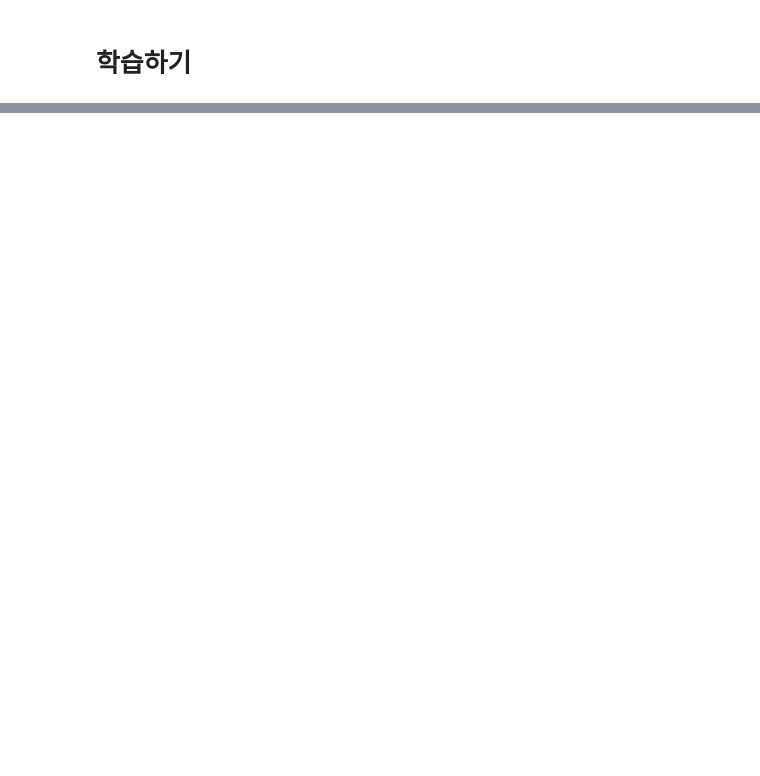
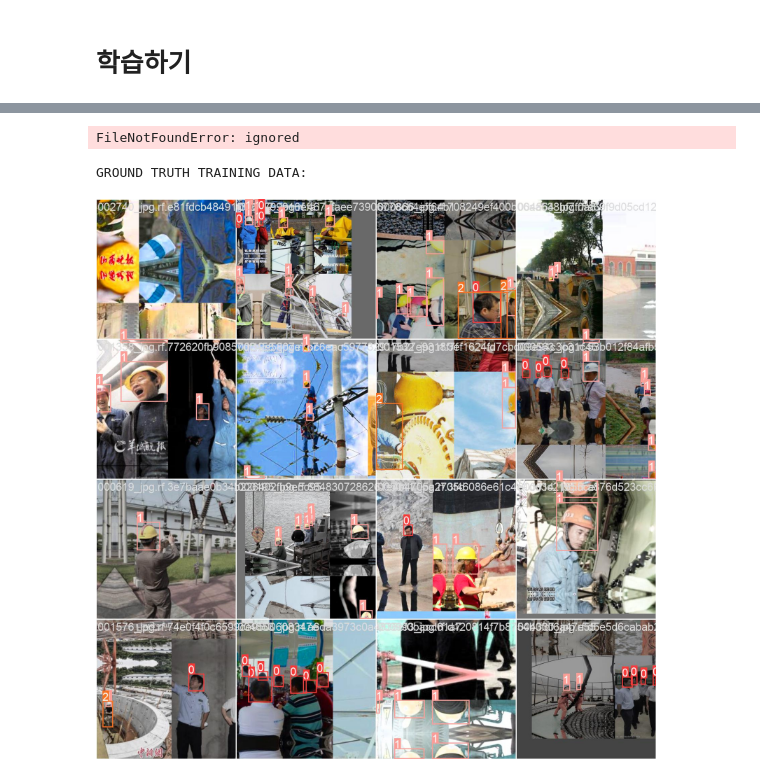
Before and after one commit to choi-aerim/Study_DL, a Jupyter notebook: 0219_ yolov5.ipynb, the cells around one changed output, grey strips where cells are left out. Cells and saved outputs as stored; diff of their text form; code cells hidden in the pictures; blank space fills up the shorter version.

```diff
--- a/0219_ yolov5.ipynb
+++ b/0219_ yolov5.ipynb
@@ -242,0 +264,15 @@ To enable them in other operations, rebuild TensorFlow with the appropriate comp
+# %%
+from IPython.display import Image
+from utils.plots import plot_results
+
+Image(filename='./runs/train/hat_yolov5s_results10/results.png', width=1000)
+# %% [output]
+FileNotFoundError: ignored
+# %%
+# 정답으로 예측하길 바라는 data
+print("GROUND TRUTH TRAINING DATA:")
+
+Image(filename='./runs/train/hat_yolov5s_result10/train_batch0.jpg', width=900)
+# %% [output]
+GROUND TRUTH TRAINING DATA:
+[figure, added]
```
Also changed, not shown: parts of 19 cells of this notebook.
